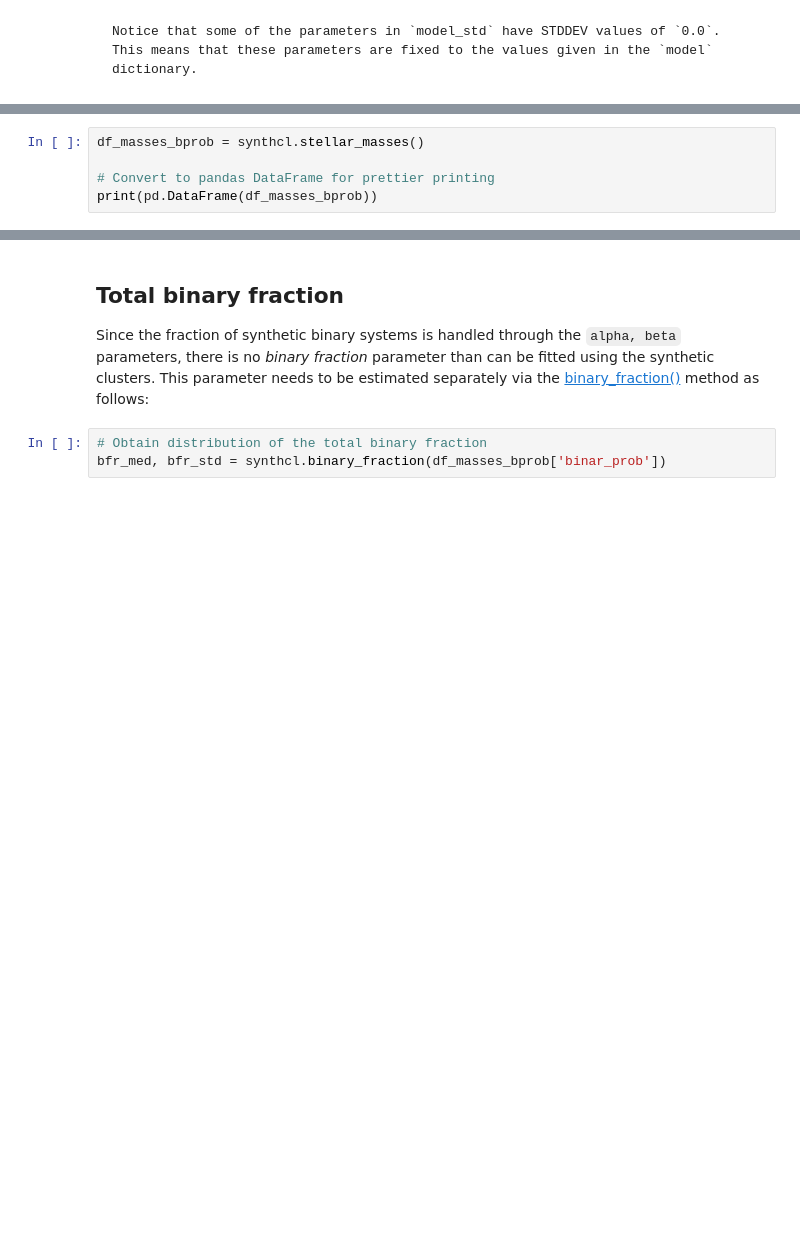
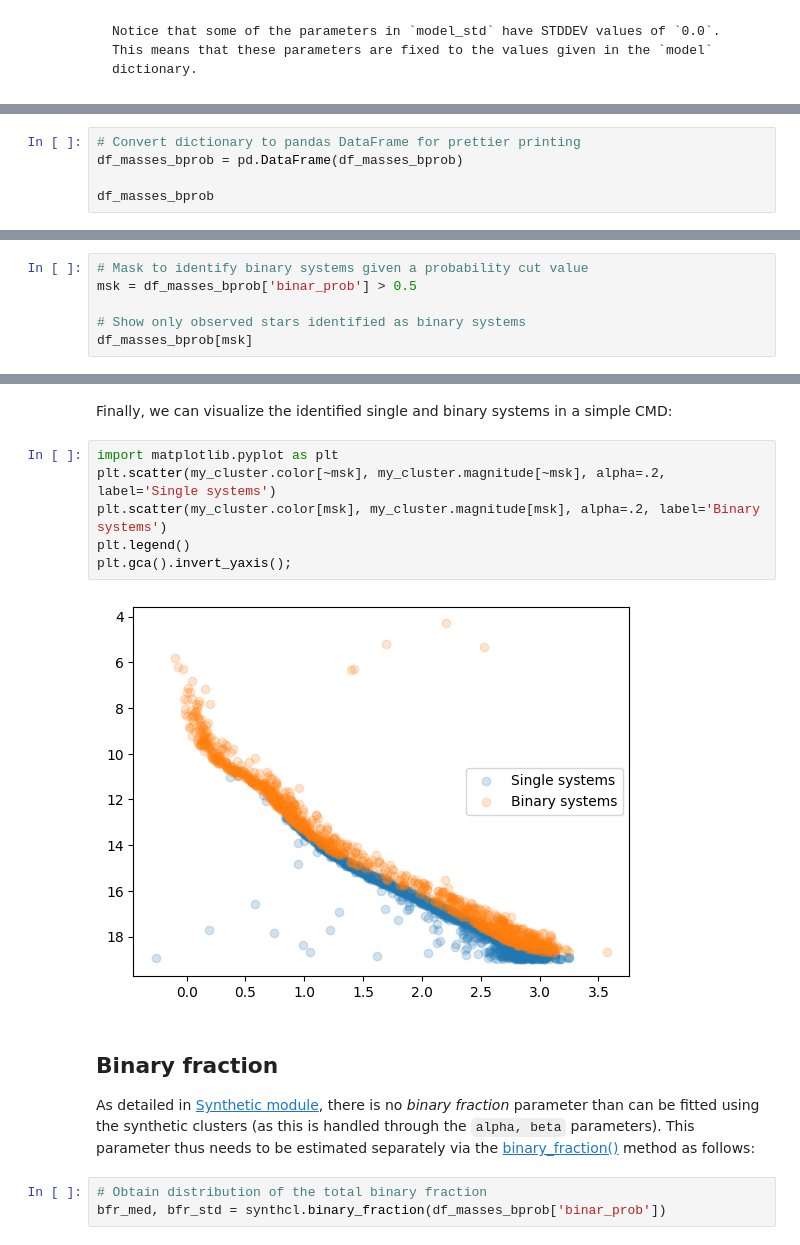
Before and after one commit to asteca/ASteCA, a Jupyter notebook: docs/contents/masses_bfr.ipynb, the cells around one changed output, grey strips where cells are left out. Saved outputs shown, nothing was run; the diff lists cells and outputs as text; blank space fills up the shorter version.

Commit message:
update docs on stellar masses

```diff
--- a/docs/contents/masses_bfr.ipynb
+++ b/docs/contents/masses_bfr.ipynb
@@ -107,6 +103,6 @@ This entire process can be applied via the [stellar_masses()](asteca.Synthetic.s
 # %%
-df_masses_bprob = synthcl.stellar_masses()
+# Convert dictionary to pandas DataFrame for prettier printing
+df_masses_bprob = pd.DataFrame(df_masses_bprob)
 
-# Convert to pandas DataFrame for prettier printing
-print(pd.DataFrame(df_masses_bprob))
+df_masses_bprob
 # %% [output]
@@ -140,0 +134,6 @@ If an observed star has `binar_prob=0`, i.e. a zero probability of being a binar
+# %%
+# Mask to identify binary systems given a probability cut value
+msk = df_masses_bprob['binar_prob'] > 0.5
+
+# Show only observed stars identified as binary systems
+df_masses_bprob[msk]
@@ -141,7 +173,17 @@ If an observed star has `binar_prob=0`, i.e. a zero probability of being a binar
+# %% [markdown]
+Finally, we can visualize the identified single and binary systems in a simple CMD:
+# %%
+import matplotlib.pyplot as plt
+plt.scatter(my_cluster.color[~msk], my_cluster.magnitude[~msk], alpha=.2, label='Single systems')
+plt.scatter(my_cluster.color[msk], my_cluster.magnitude[msk], alpha=.2, label='Binary systems')
+plt.legend()
+plt.gca().invert_yaxis();
+# %% [output]
+[figure, added]
 # %% [markdown]
-## Total binary fraction
+## Binary fraction
 
-Since the fraction of synthetic binary systems is handled through the `alpha, beta` parameters, there is no *binary fraction* parameter than can be fitted using the synthetic clusters. This parameter needs to be estimated separately via the [binary_fraction()](asteca.Synthetic.binary_fraction) method as follows:
+As detailed in [Synthetic module](synthetic_mod), there is no *binary fraction* parameter than can be fitted using the synthetic clusters (as this is handled through the `alpha, beta` parameters). This parameter thus needs to be estimated separately via the [binary_fraction()](asteca.Synthetic.binary_fraction) method as follows:
 # %%
 # Obtain distribution of the total binary fraction
 bfr_med, bfr_std = synthcl.binary_fraction(df_masses_bprob['binar_prob'])
```
Also changed, not shown: parts of 14 cells of this notebook, 1 other file.
